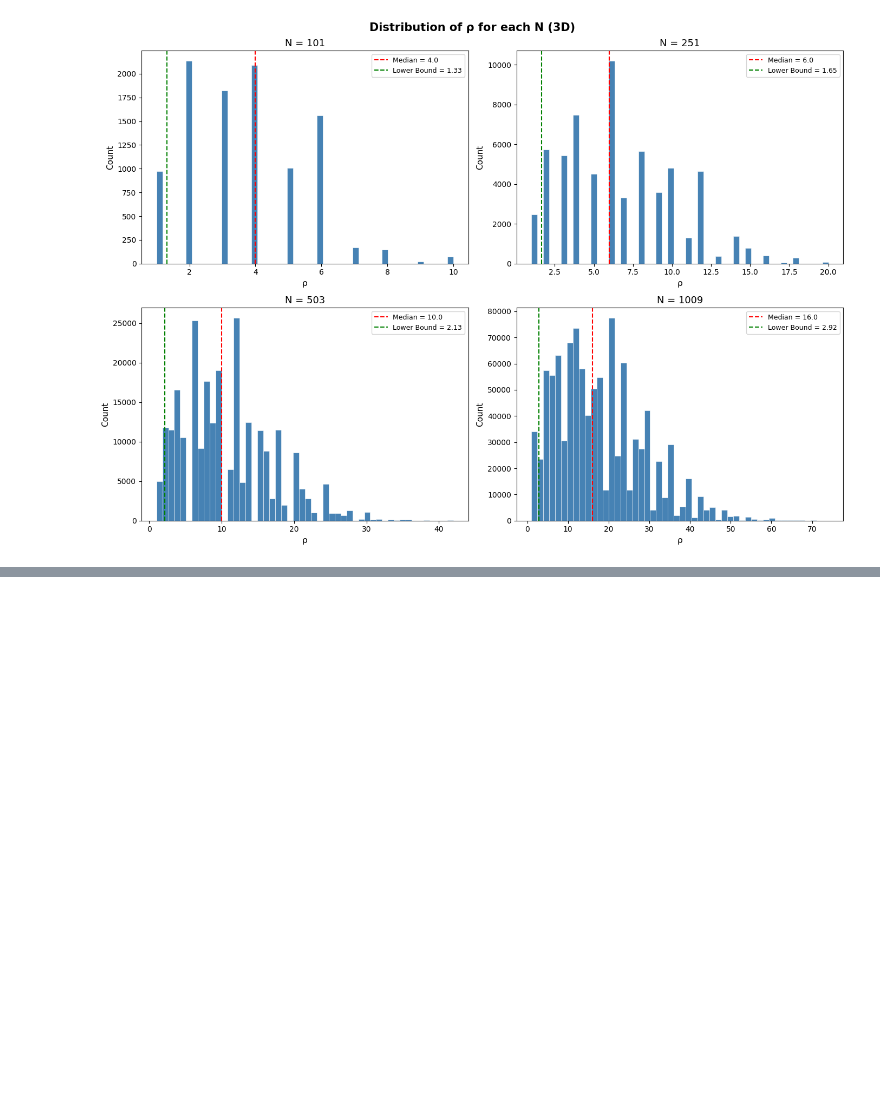
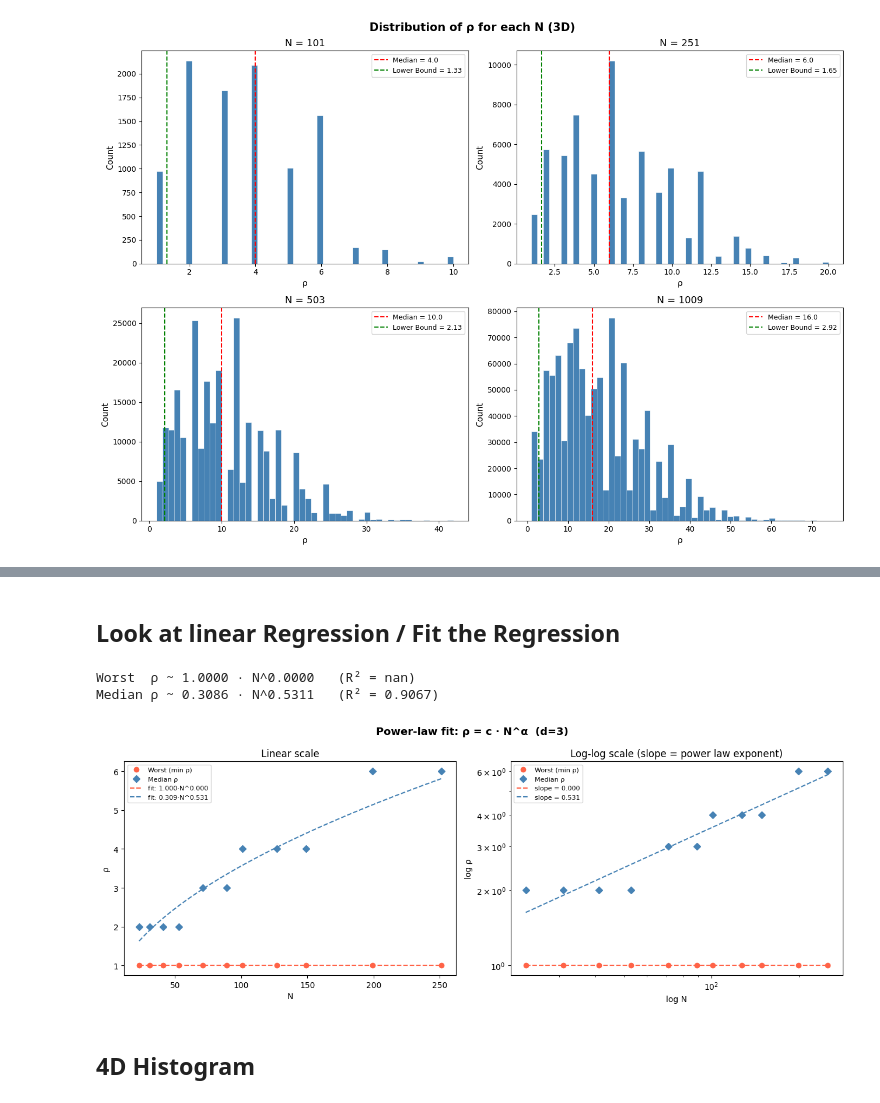
Before and after one commit to Paul-F7/kronecker-project, a Jupyter notebook: phase4.ipynb, the cells around one changed output, grey strips where cells are left out. Saved outputs shown, nothing was run; the diff lists cells and outputs as text; code cells hidden in the pictures; blank space fills up the shorter version.

```diff
--- a/phase4.ipynb
+++ b/phase4.ipynb
@@ -173,0 +551,54 @@ plt.show()
+# %% [markdown]
+## Look at linear Regression / Fit the Regression
+# %%
+from scipy.stats import linregress
+
+log_N      = np.log(N_arr)
+log_worst  = np.log(worst_arr)
+log_median = np.log(median_arr)
+
+# Linear regression in log-log space: log(ρ) = α·log(N) + β  =>  ρ = c·N^α
+slope_w, intercept_w, r2_w, *_ = linregress(log_N, log_worst)
+slope_m, intercept_m, r2_m, *_ = linregress(log_N, log_median)
+
+c_w, alpha_w = np.exp(intercept_w), slope_w
+c_m, alpha_m = np.exp(intercept_m), slope_m
+
+print(f"Worst  ρ ~ {c_w:.4f} · N^{alpha_w:.4f}   (R² = {r2_w**2:.4f})")
+print(f"Median ρ ~ {c_m:.4f} · N^{alpha_m:.4f}   (R² = {r2_m**2:.4f})")
+
+N_plot = np.linspace(N_arr.min(), N_arr.max(), 300)
+
+fig, axes = plt.subplots(1, 2, figsize=(13, 5))
+
+# Linear scale
+ax = axes[0]
+ax.plot(N_arr, worst_arr,  'o', color='tomato',    label='Worst (min ρ)')
+ax.plot(N_arr, median_arr, 'D', color='steelblue', label='Median ρ')
+ax.plot(N_plot, c_w * N_plot**alpha_w, '--', color='tomato',
+        label=f'fit: {c_w:.3f}·N^{alpha_w:.3f}')
+ax.plot(N_plot, c_m * N_plot**alpha_m, '--', color='steelblue',
+        label=f'fit: {c_m:.3f}·N^{alpha_m:.3f}')
+ax.set_xlabel('N'); ax.set_ylabel('ρ')
+ax.set_title('Linear scale'); ax.legend(fontsize=8)
+
+# Log-log scale — regression should be a straight line here
+ax = axes[1]
+ax.loglog(N_arr, worst_arr,  'o', color='tomato',    label='Worst (min ρ)')
+ax.loglog(N_arr, median_arr, 'D', color='steelblue', label='Median ρ')
+ax.loglog(N_plot, c_w * N_plot**alpha_w, '--', color='tomato',
+          label=f'slope = {alpha_w:.3f}')
+ax.loglog(N_plot, c_m * N_plot**alpha_m, '--', color='steelblue',
+          label=f'slope = {alpha_m:.3f}')
+ax.set_xlabel('log N'); ax.set_ylabel('log ρ')
+ax.set_title('Log-log scale (slope = power law exponent)'); ax.legend(fontsize=8)
+
+plt.suptitle('Power-law fit: ρ = c · N^α  (d=3)', fontsize=13, fontweight='bold')
+plt.tight_layout()
+plt.show()
+# %% [output]
+Worst  ρ ~ 1.0000 · N^0.0000   (R² = nan)
+Median ρ ~ 0.3086 · N^0.5311   (R² = 0.9067)
+[figure, added]
+# %% [markdown]
+## 4D Histogram
```
Also changed, not shown: parts of 23 cells of this notebook, 1 other file.
